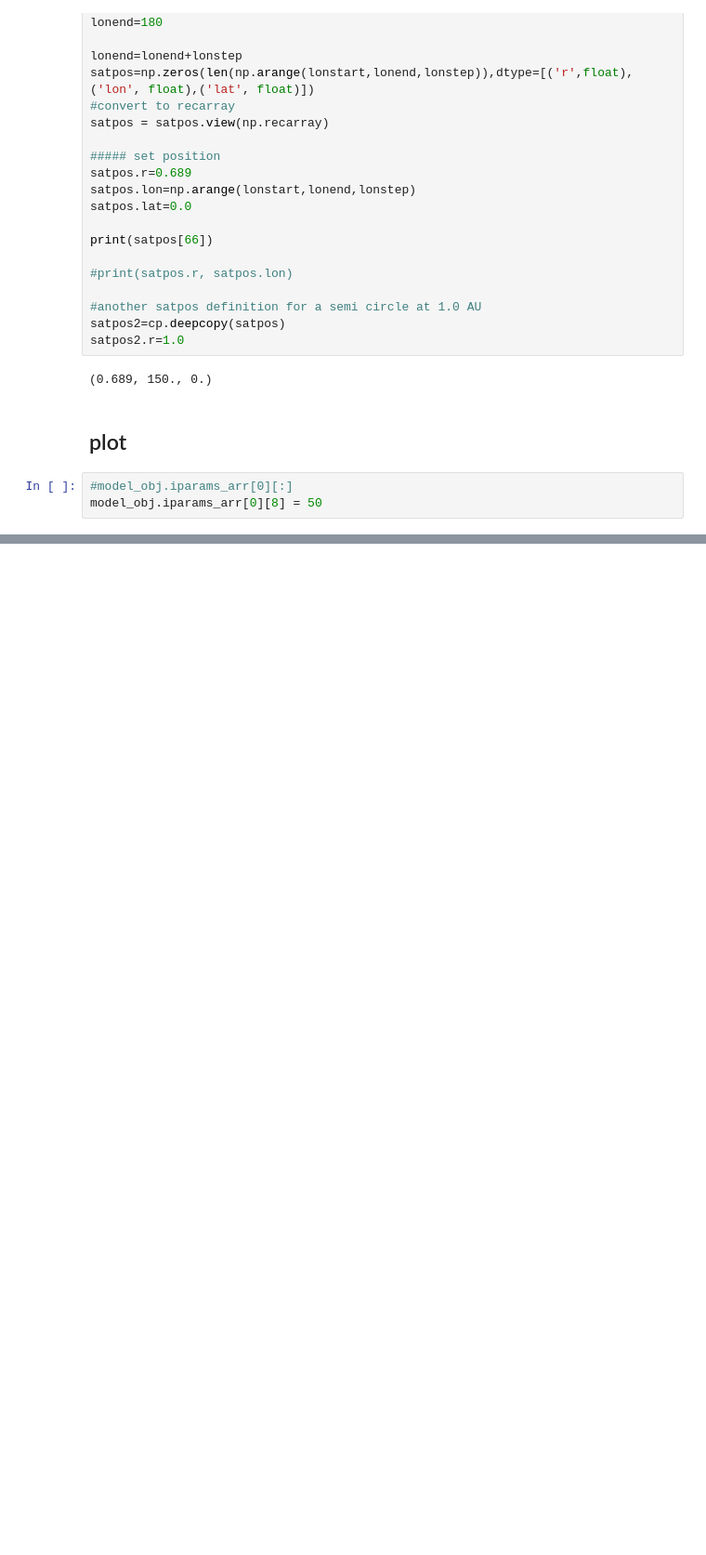
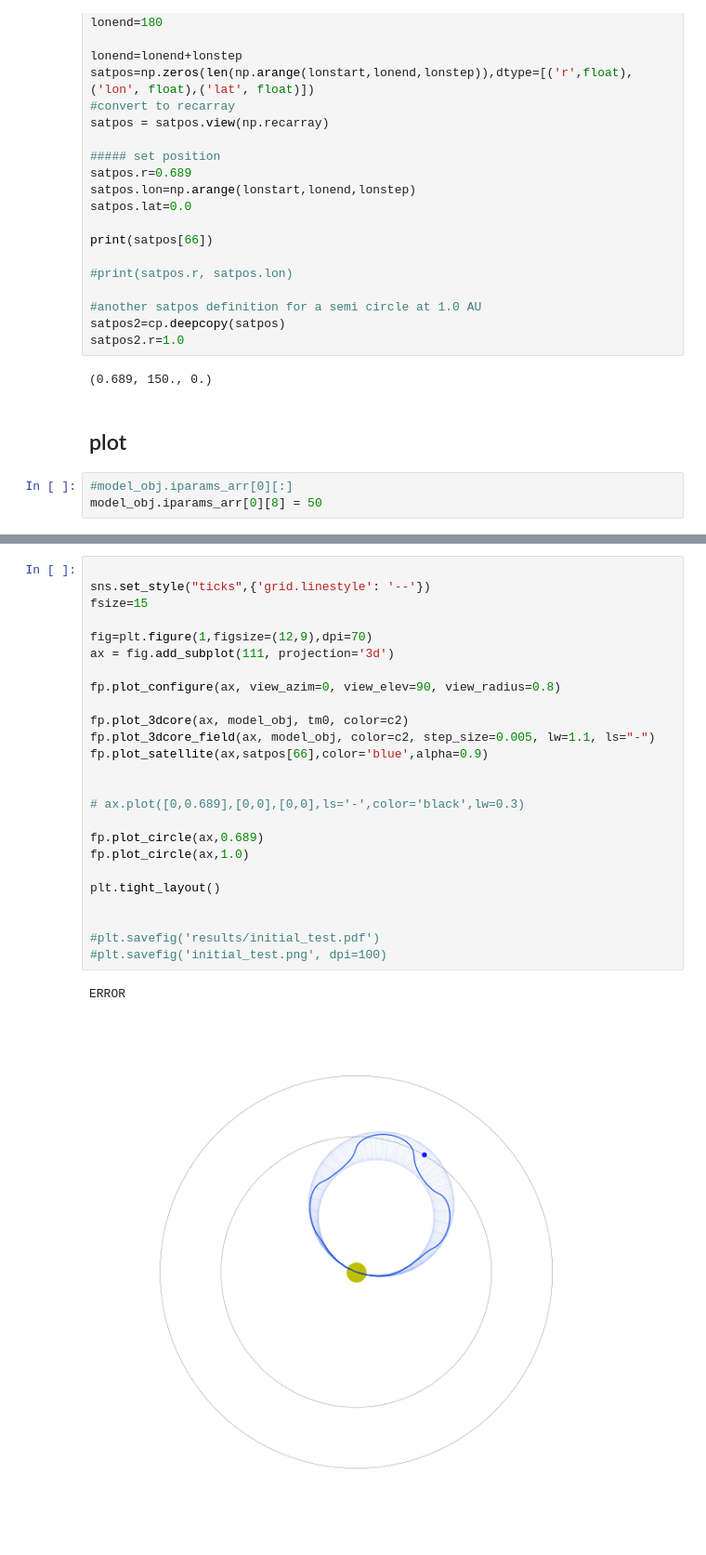
Before and after one commit to helioforecast/py3DCORE_h4c_basic, a Jupyter notebook: plotfluxrope_solo_06092022.ipynb, the cells around one changed output, grey strips where cells are left out. Shown at 93% size. Cells and saved outputs as stored; diff of their text form; blank space fills up the shorter version.

```diff
--- a/plotfluxrope_solo_06092022.ipynb
+++ b/plotfluxrope_solo_06092022.ipynb
@@ -255,0 +255,28 @@ ERROR
+# %%
+
+sns.set_style("ticks",{'grid.linestyle': '--'})
+fsize=15
+
+fig=plt.figure(1,figsize=(12,9),dpi=70)
+ax = fig.add_subplot(111, projection='3d')
+
+fp.plot_configure(ax, view_azim=0, view_elev=90, view_radius=0.8)
+
+fp.plot_3dcore(ax, model_obj, tm0, color=c2)
+fp.plot_3dcore_field(ax, model_obj, color=c2, step_size=0.005, lw=1.1, ls="-")
+fp.plot_satellite(ax,satpos[66],color='blue',alpha=0.9)
+
+
+# ax.plot([0,0.689],[0,0],[0,0],ls='-',color='black',lw=0.3)
+
+fp.plot_circle(ax,0.689)
+fp.plot_circle(ax,1.0)
+
+plt.tight_layout()
+
+
+#plt.savefig('results/initial_test.pdf')
+#plt.savefig('initial_test.png', dpi=100)
+# %% [output]
+ERROR
+[figure, added]
```
Also changed, not shown: parts of 6 cells of this notebook, 3 other files.
